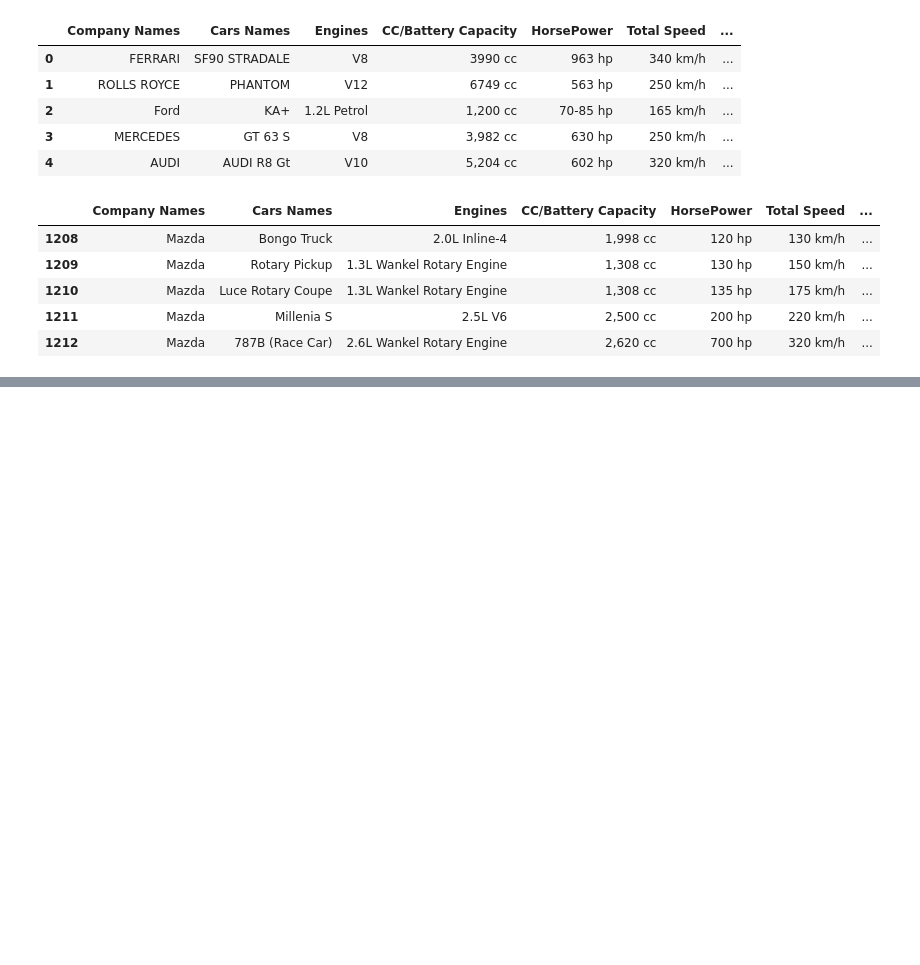
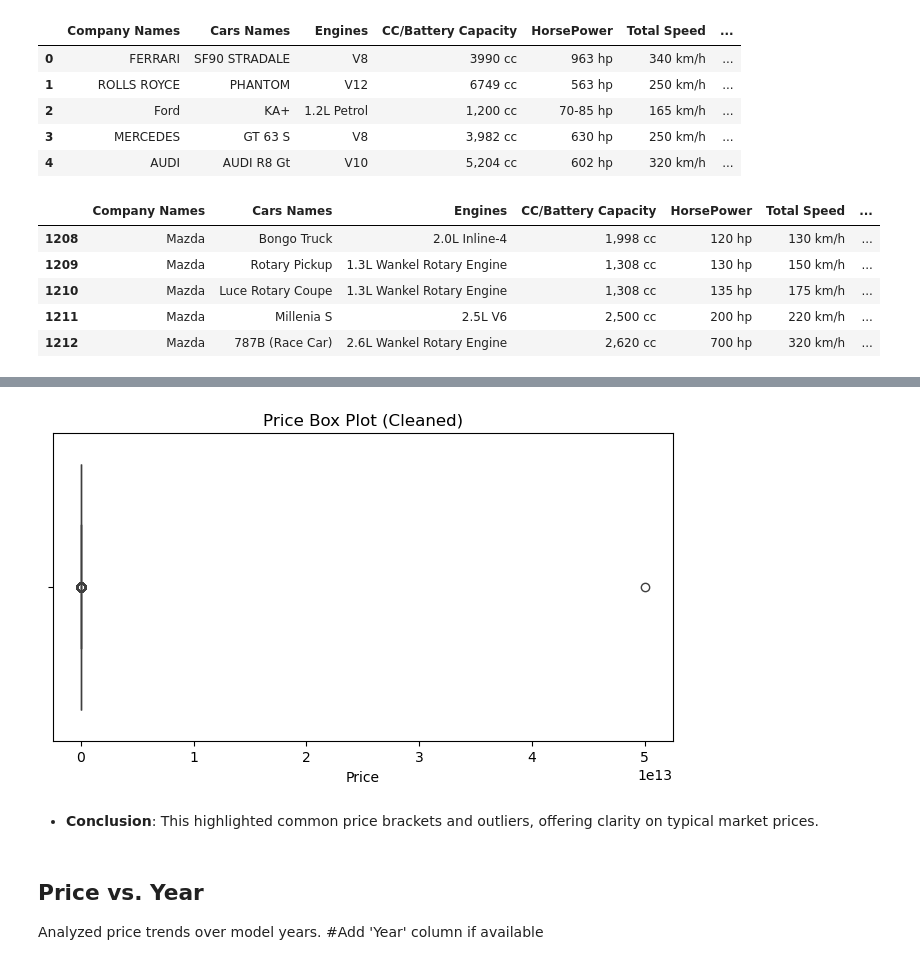
Before and after one commit to dannicolau7/The-Ultimate-Cars-2024, a Jupyter notebook: notebook.ipynb, the cells around one changed output, grey strips where cells are left out. Cells and saved outputs as stored; diff of their text form; code cells hidden in the pictures; blank space fills up the shorter version.

```diff
--- a/notebook.ipynb
+++ b/notebook.ipynb
@@ -27,0 +39,4 @@ cars2024.tail()
+# %%
+cars2024['Cars Prices'] = cars2024['Cars Prices'].astype(str).str.replace(r'[^\d.]', '', regex=True).str.strip()
+cars2024['Cars Prices'] = pd.to_numeric(cars2024['Cars Prices'], errors='coerce')
+cars2024
@@ -27,0 +59,3 @@ cars2024.tail()
+# %%
+cars2024 = cars2024.dropna(subset=['Cars Prices'])
+cars2024.head()
@@ -27,0 +144,15 @@ cars2024.tail()
+# %%
+
+plt.figure(figsize=(8, 4))
+sns.boxplot(x=cars2024['Cars Prices'])
+plt.title("Price Box Plot (Cleaned)")
+plt.xlabel("Price")
+plt.show()
+# %% [output]
+[figure, added]
+# %% [markdown]
+- **Conclusion**: This highlighted common price brackets and outliers, offering clarity on typical market prices.
+# %% [markdown]
+## Price vs. Year
+Analyzed price trends over model years.
+#Add 'Year' column if available
```
Also changed, not shown: parts of 25 cells of this notebook.
